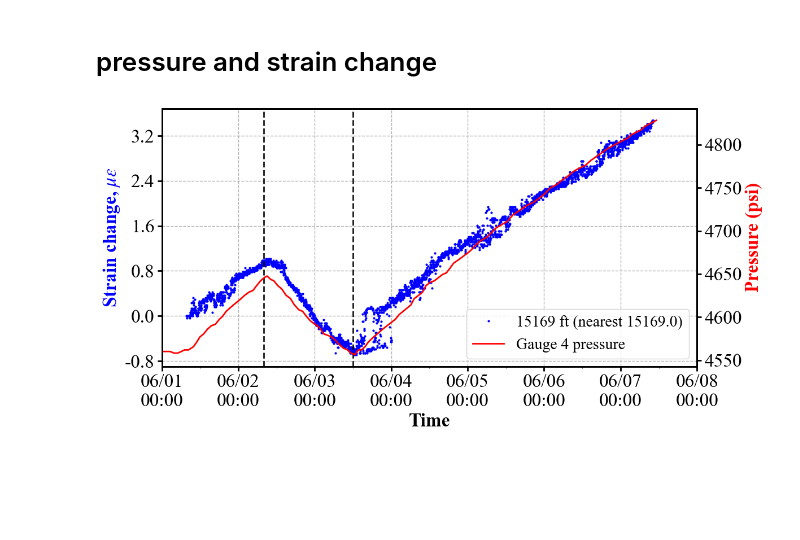
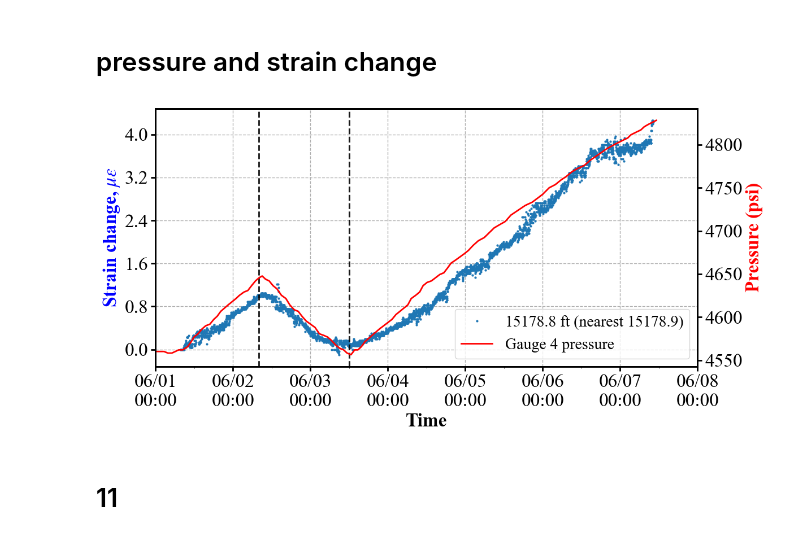
Before and after one commit to felix-mao-1516/plot-for-research-, a Jupyter notebook: multi_curves.ipynb, the cells around one changed output. Drawn from its saved outputs; the diff is of its cells as text; code cells hidden in the pictures; blank space fills up the shorter version.

```diff
--- a/multi_curves.ipynb
+++ b/multi_curves.ipynb
@@ -600,7 +600,33 @@ stamps  = f1['stamps']
 stamps_idx = decode_stamps_to_datetimeindex(stamps, fmt='%m/%d/%Y %H:%M:%S.%f') if stamps is not None else None
 
 # 你选的深度（仍然按“最近深度列”匹配）
-depth_range = np.array([15168.96])
+depth_range = np.array([15178.8])
+
+#------------------gauge 4----------------
+
+#a)
+# 15137.2, 15137.5, 15137.8, 15138.2, 15138.5, 15138.8
+#b)
+# 15148.4, 15148.7, 15149.1, 15149.4, 15149.7, 15150.1, 15150.4, 15150.7, 15151.1, 15151.4, 15151.7, 15152.1, 15152.4, 15152.7
+#c)
+# 15167.3, 15167.6, 15167.9, 15168.3, 15168.6, 15168.9, 15169.2, 15169.6, 15169.9
+#d)
+# 15174.9, 15175.2, 15175.5, 15175.9, 15176.2, 15176.5, 15176.9, 15177.2, 15177.5, 15177.8, 15178.2, 15178.5, 15178.8
+
+
+#----------gauge 9 ------------------
+#12858.5, 12858.8, 12859.2, 12859.5, 12859.8,
+#12860.1, 12860.5, 12860.8, 12861.1, 12861.5
+#12861.8, 12862.1, 12862.5, 12862.8, 12863.1
+#12863.5, 12863.8, 12864.1, 12864.5, 12864.8
+#12865.1, 12865.5, 12865.8, 12866.1, 12866.5
+#12866.8, 12867.1, 12867.4, 12867.8, 12868.1
+#12868.4, 12868.8, 12869.1, 12869.4, 12869.7
+#12870.1, 12870.4, 12870.8, 12871.1, 12871.4
+#12871.7, 12872.1, 12872.4, 12872.8, 12873.1
+#12873.4, 12873.7, 12874.1, 12874.4, 12874.7
+#12875.1, 12875.4, 12875.7, 12876.1
+
 
 # 时间窗口
 tmin = "2022-06-01 00:00:00"
@@ -651,8 +677,8 @@ for ln in ax1.lines:
     ln.set_linestyle('None')
     ln.set_marker('o')
     ln.set_markersize(2)
-    ln.set_markerfacecolor('blue')
-    ln.set_markeredgecolor('blue')
+    # ln.set_markerfacecolor('blue')
+    # ln.set_markeredgecolor('blue')
 
 # 重新画 legend（确保样式同步）
 leg = ax1.get_legend()
@@ -696,48 +722,44 @@ ax1.axvline(t2, linestyle="--", linewidth=2, alpha=0.9, color='black')
 
 
 
-
-
 # # =======================
 # # 可调参数：y 轴范围（设为 None 表示不强制）
 # # =======================
-# strain_ylim   = (-1.5, 2.5)        # 左轴 strain (None 或 (ymin, ymax))
+# strain_ylim   = (-1, 2)        # 左轴 strain (None 或 (ymin, ymax))
 # pressure_ylim = (3700, 4800)    # 右轴 pressure (None 或 (ymin, ymax))
 
 # # 可选：y 轴刻度（设为 None 表示自动）
 # strain_yticks   = None#np.arange(-5, 15.1, 5)     # 或 None
 # pressure_yticks = None# np.arange(3300, 5200.1, 500)  # 或 None
 
 # # =======================
 # # 应用到两条轴
 # # =======================
 # if strain_ylim is not None:
-#     ax1.set_ylim(*strain_ylim)
+    # ax1.set_ylim(*strain_ylim)
 # if strain_yticks is not None:
-#     ax1.set_yticks(strain_yticks)
+    # ax1.set_yticks(strain_yticks)
 
 # if pressure_ylim is not None:
 #     ax2.set_ylim(*pressure_ylim)
 # if pressure_yticks is not None:
-#     ax2.set_yticks(pressure_yticks)
-
-
-
-
+    # ax2.set_yticks(pressure_yticks)
 
 
 
 # 网格
 ax1.grid(True, linestyle='--')
 
 # =======================
 # F) 合并左右轴 legend
 # =======================
 h1, l1 = ax1.get_legend_handles_labels()
 h2, l2 = ax2.get_legend_handles_labels()
-ax1.legend(h1 + h2, l1 + l2, loc="best", ncol=1)
+ax1.legend(h1 + h2, l1 + l2, loc="lower right", ncol=1)
 
 plt.tight_layout()
 plt.show()
 # %% [output]
-[figure, old version]
+[figure, new version]
+# %% [markdown]
+# 11
```
Also changed, not shown: 3 other files.
